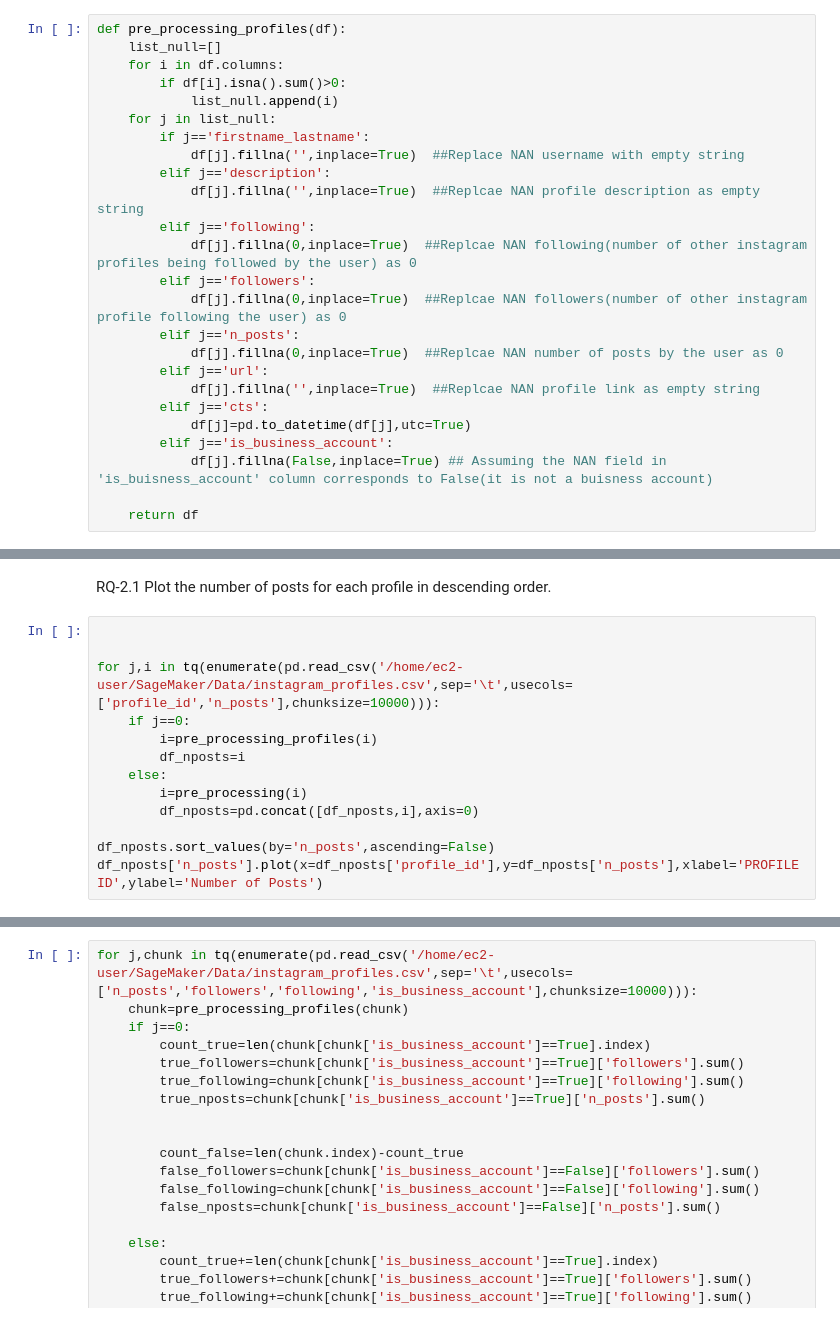
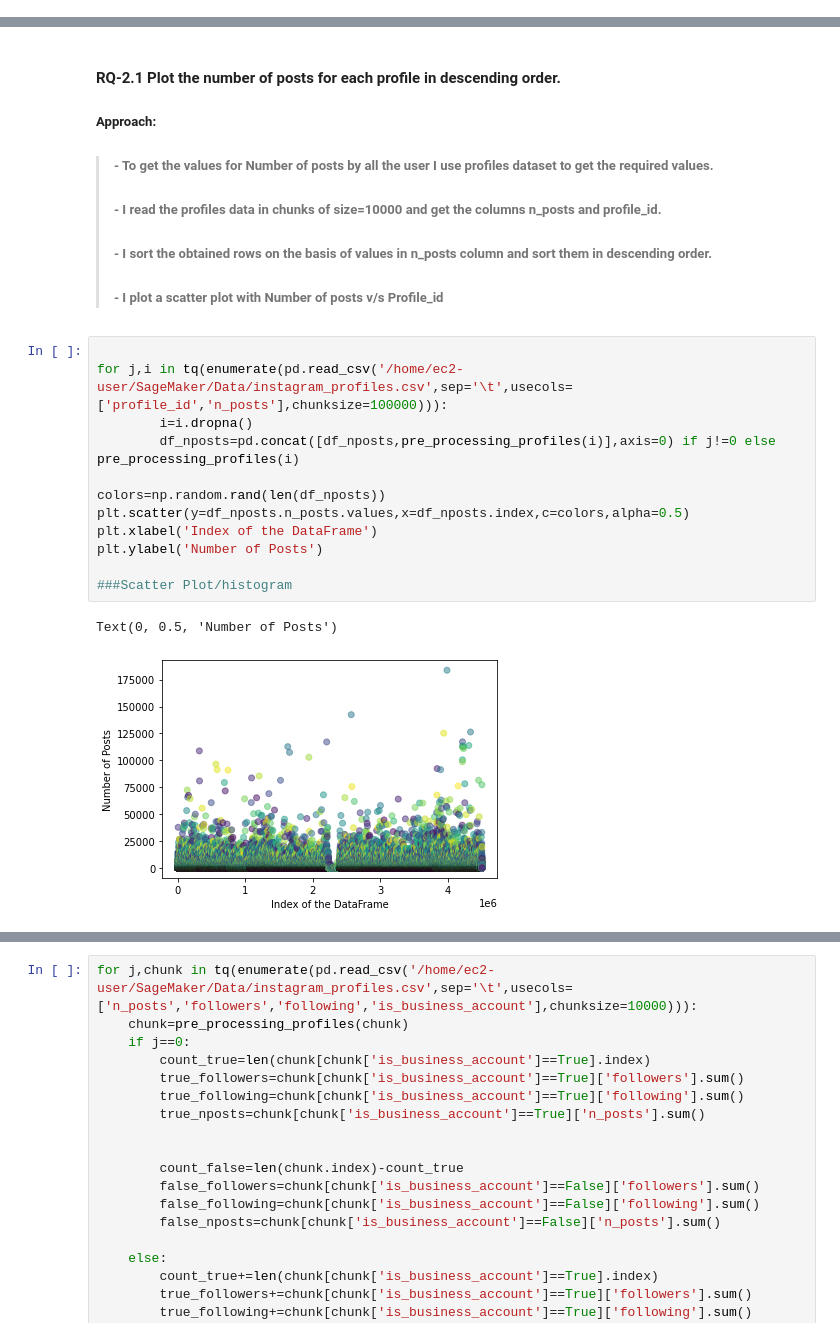
Before and after one commit to nem-42098/ADM_HW2_Group_28, a Jupyter notebook: RQ2.ipynb, the cells around one changed output, grey strips where cells are left out. Saved outputs shown, nothing was run; the diff lists cells and outputs as text.

```diff
--- a/RQ2.ipynb
+++ b/RQ2.ipynb
@@ -7,25 +0,0 @@ Pre-Processing Function
-# %%
-def pre_processing_profiles(df):
-    list_null=[]
-    for i in df.columns:
-        if df[i].isna().sum()>0:
-            list_null.append(i)
-    for j in list_null:
-        if j=='firstname_lastname':
-            df[j].fillna('',inplace=True)  ##Replace NAN username with empty string
-        elif j=='description':
-            df[j].fillna('',inplace=True)  ##Replcae NAN profile description as empty string
-        elif j=='following':
-            df[j].fillna(0,inplace=True)  ##Replcae NAN following(number of other instagram profiles being followed by the user) as 0
-        elif j=='followers':
-            df[j].fillna(0,inplace=True)  ##Replcae NAN followers(number of other instagram profile following the user) as 0
-        elif j=='n_posts':
-            df[j].fillna(0,inplace=True)  ##Replcae NAN number of posts by the user as 0
-        elif j=='url':
-            df[j].fillna('',inplace=True)  ##Replcae NAN profile link as empty string
-        elif j=='cts':
-            df[j]=pd.to_datetime(df[j],utc=True)
-        elif j=='is_business_account':
-            df[j].fillna(False,inplace=True) ## Assuming the NAN field in 'is_buisness_account' column corresponds to False(it is not a buisness account)
-
-    return df
@@ -45,16 +15,25 @@ def pre_processing_posts(df):
 # %% [markdown]
-RQ-2.1 Plot the number of posts for each profile in descending order.
+#### RQ-2.1 Plot the number of posts for each profile in descending order.
+
+##### Approach:
+
+>#####    - To get the values for Number of posts by all the user I use profiles dataset to get the required values.
+>#####    - I read the profiles data in chunks of size=10000 and get the columns n_posts and profile_id.
+>#####    - I sort the obtained rows on the basis of values in n_posts column and sort them in descending order.
+>#####    - I plot a scatter plot with Number of posts v/s Profile_id
 # %%
 
+for j,i in tq(enumerate(pd.read_csv('/home/ec2-user/SageMaker/Data/instagram_profiles.csv',sep='\t',usecols=['profile_id','n_posts'],chunksize=100000))):
+        i=i.dropna()
+        df_nposts=pd.concat([df_nposts,pre_processing_profiles(i)],axis=0) if j!=0 else pre_processing_profiles(i)
 
-for j,i in tq(enumerate(pd.read_csv('/home/ec2-user/SageMaker/Data/instagram_profiles.csv',sep='\t',usecols=['profile_id','n_posts'],chunksize=10000))):
-    if j==0:
-        i=pre_processing_profiles(i)
-        df_nposts=i
-    else:
-        i=pre_processing(i)
-        df_nposts=pd.concat([df_nposts,i],axis=0)
+colors=np.random.rand(len(df_nposts))
+plt.scatter(y=df_nposts.n_posts.values,x=df_nposts.index,c=colors,alpha=0.5)
+plt.xlabel('Index of the DataFrame')
+plt.ylabel('Number of Posts')
 
-df_nposts.sort_values(by='n_posts',ascending=False)
-df_nposts['n_posts'].plot(x=df_nposts['profile_id'],y=df_nposts['n_posts'],xlabel='PROFILE ID',ylabel='Number of Posts')
+###Scatter Plot/histogram
+# %% [output]
+Text(0, 0.5, 'Number of Posts')
+[figure, added]
 # %% [markdown]
```
Also changed, not shown: parts of 22 cells of this notebook.
